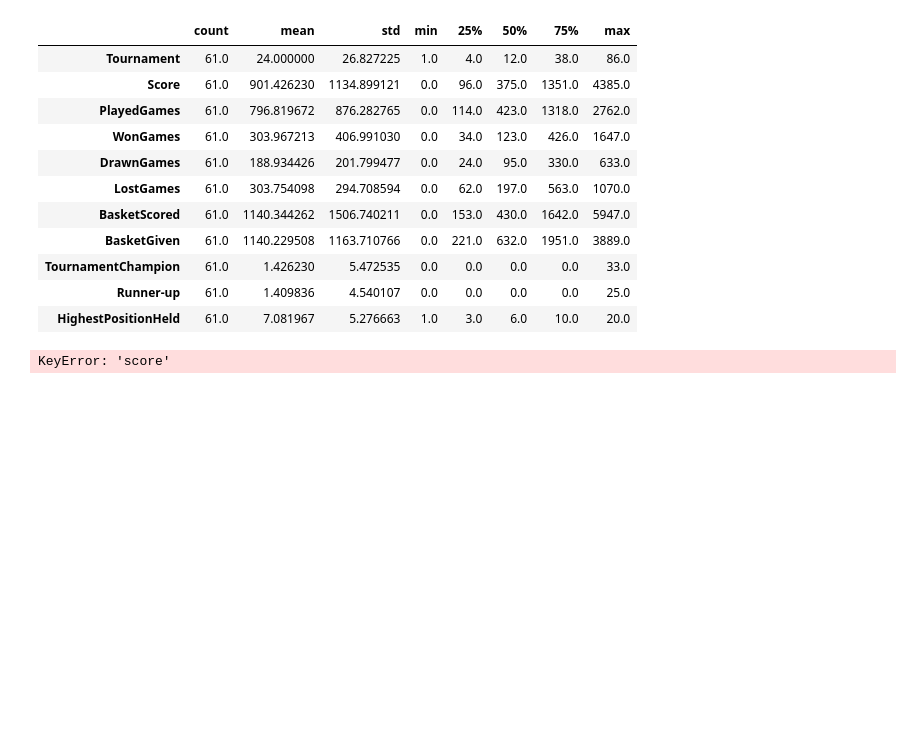
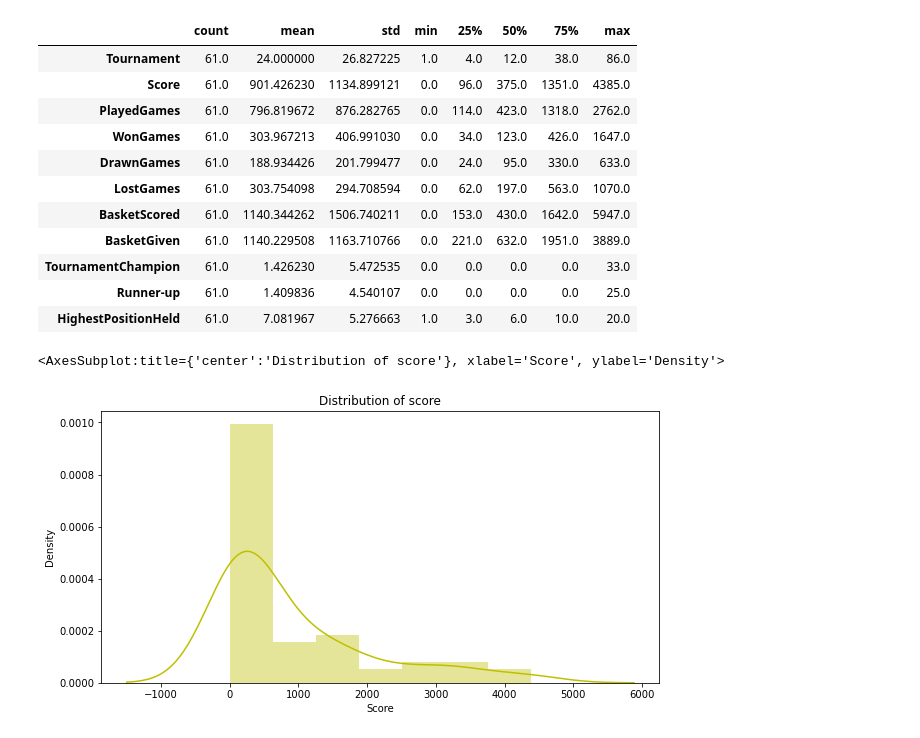
Before and after one commit to SelvamRaju/Applied-Statistics, a Jupyter notebook: Part-Two.ipynb, the cells around one changed output. Drawn from its saved outputs; the diff is of its cells as text; code cells hidden in the pictures; blank space fills up the shorter version.

```diff
--- a/Part-Two.ipynb
+++ b/Part-Two.ipynb
@@ -119,8 +119,11 @@ gameData.describe().transpose()
 | TournamentChampion | 61.0 | 1.426230 | 5.472535 | 0.0 | 0.0 | 0.0 | 0.0 | 33.0 |
 | Runner-up | 61.0 | 1.409836 | 4.540107 | 0.0 | 0.0 | 0.0 | 0.0 | 25.0 |
 | HighestPositionHeld | 61.0 | 7.081967 | 5.276663 | 1.0 | 3.0 | 6.0 | 10.0 | 20.0 |
-# %%
-#Finding MEAN, MEDIAN and MODE for score
-print(gameData['score'].mean())
-# %% [output]
-KeyError: 'score'
+# %%
+# Distribution of score
+plt.figure(figsize=(10,5))
+plt.title('Distribution of score')
+sns.distplot(gameData['Score'], color='y')
+# %% [output]
+<AxesSubplot:title={'center':'Distribution of score'}, xlabel='Score', ylabel='Density'>
+[figure, added]
```
